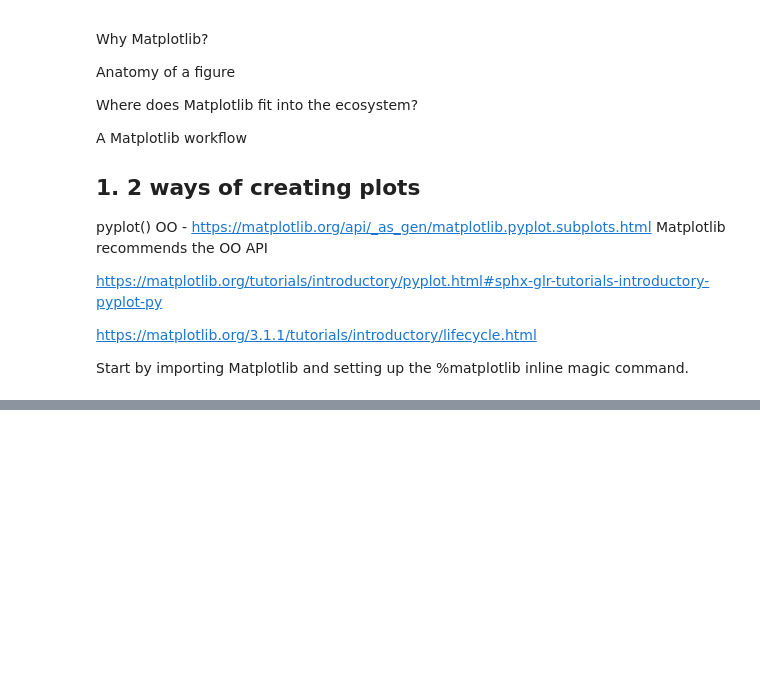
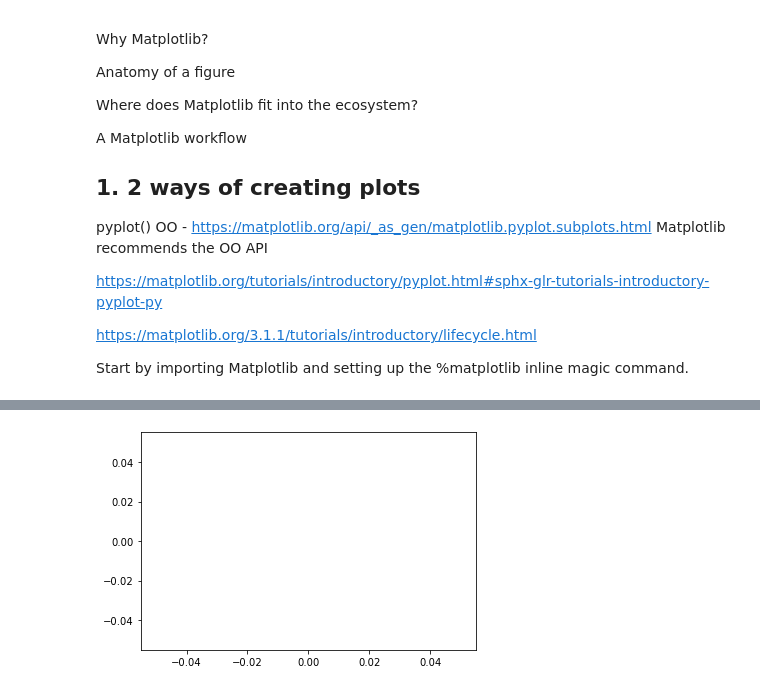
Before and after one commit to Divyat-Agrawal/learning-Data-Science, a Jupyter notebook: Matplotlib/matplotlib.ipynb, the cells around one changed output, grey strips where cells are left out. Cells and saved outputs as stored; diff of their text form; code cells hidden in the pictures; blank space fills up the shorter version.

```diff
--- a/Matplotlib/matplotlib.ipynb
+++ b/Matplotlib/matplotlib.ipynb
@@ -45,0 +57,6 @@ import matplotlib.pyplot as plt
+# %%
+# You could use plt.show() if you want
+plt.plot()
+plt.show()
+# %% [output]
+[figure, added]
```
Also changed, not shown: parts of 21 cells of this notebook.
